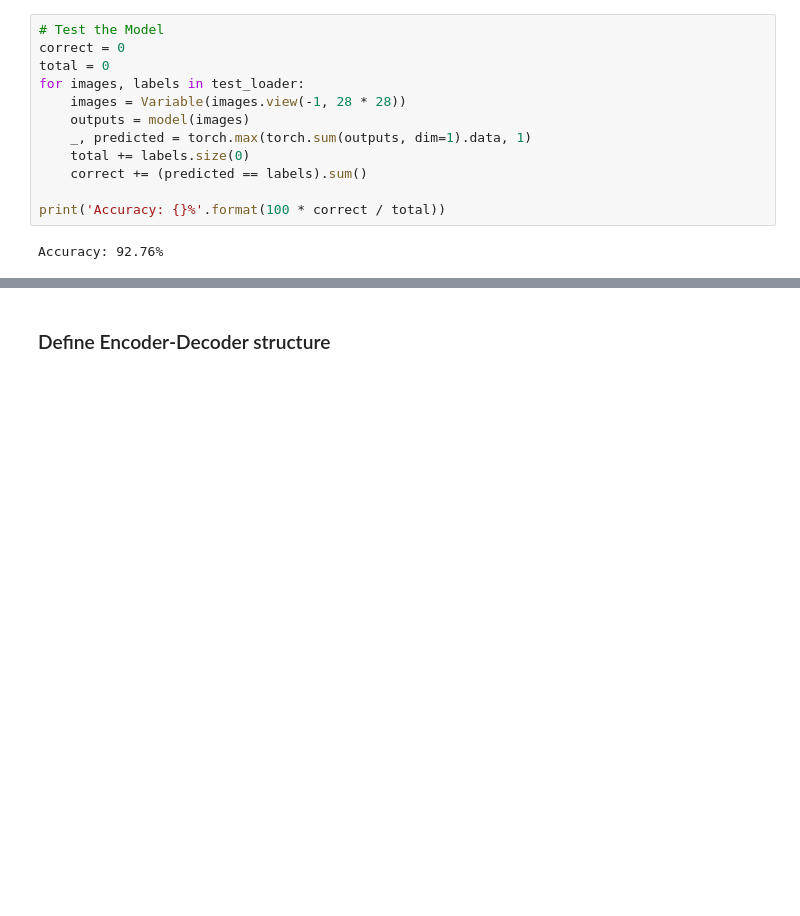
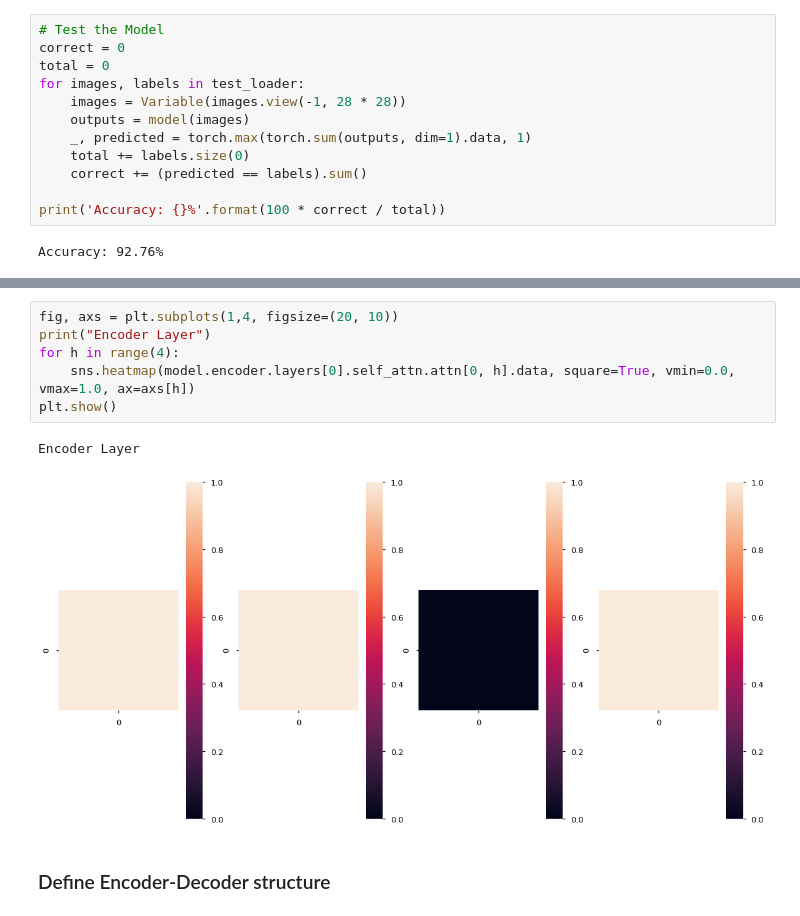
Before and after one commit to doerlbh/SequenceAttentionClassifier, a Jupyter notebook: Attentive_Cancer_Explorer.ipynb, the cells around one changed output, grey strips where cells are left out. Saved outputs shown, nothing was run; the diff lists cells and outputs as text; blank space fills up the shorter version.

```diff
--- a/Attentive_Cancer_Explorer.ipynb
+++ b/Attentive_Cancer_Explorer.ipynb
@@ -330,3 +364,12 @@ Accuracy: 92.76%
+# %%
+fig, axs = plt.subplots(1,4, figsize=(20, 10))
+print("Encoder Layer")
+for h in range(4):
+    sns.heatmap(model.encoder.layers[0].self_attn.attn[0, h].data, square=True, vmin=0.0, vmax=1.0, ax=axs[h])
+plt.show()
+# %% [output]
+Encoder Layer
+[figure, added]
 # %% [markdown]
 ### Define Encoder-Decoder structure
 # %%
```
Also changed, not shown: parts of 3 cells of this notebook, 1 other file.
